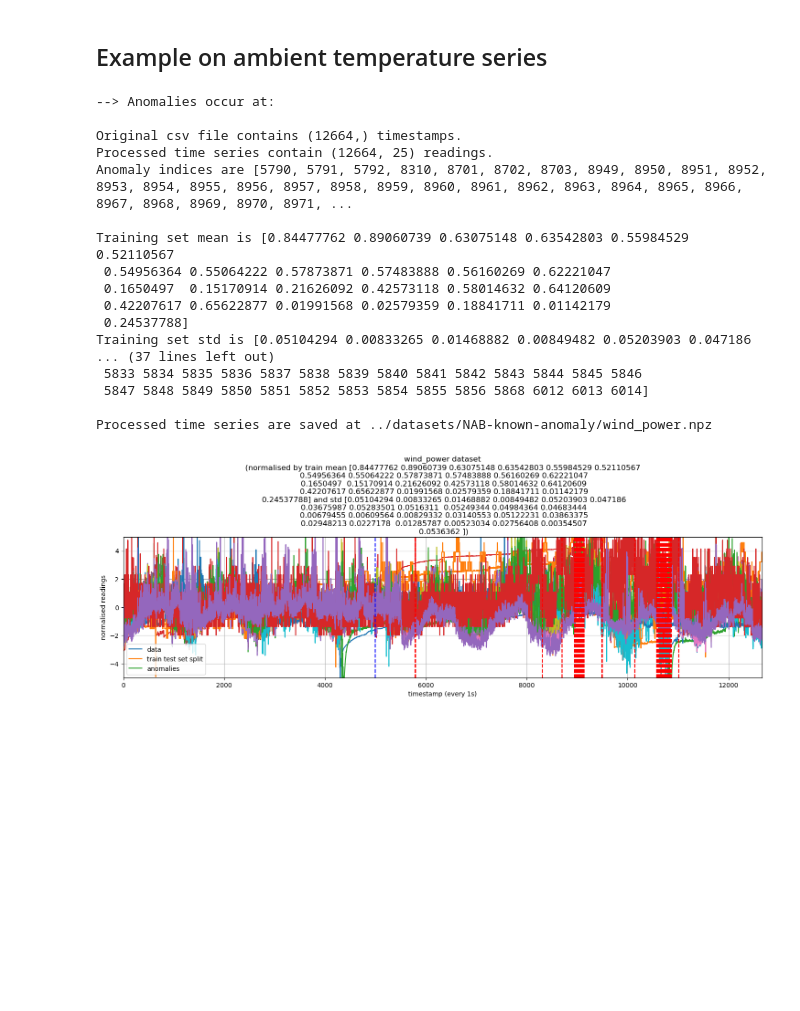
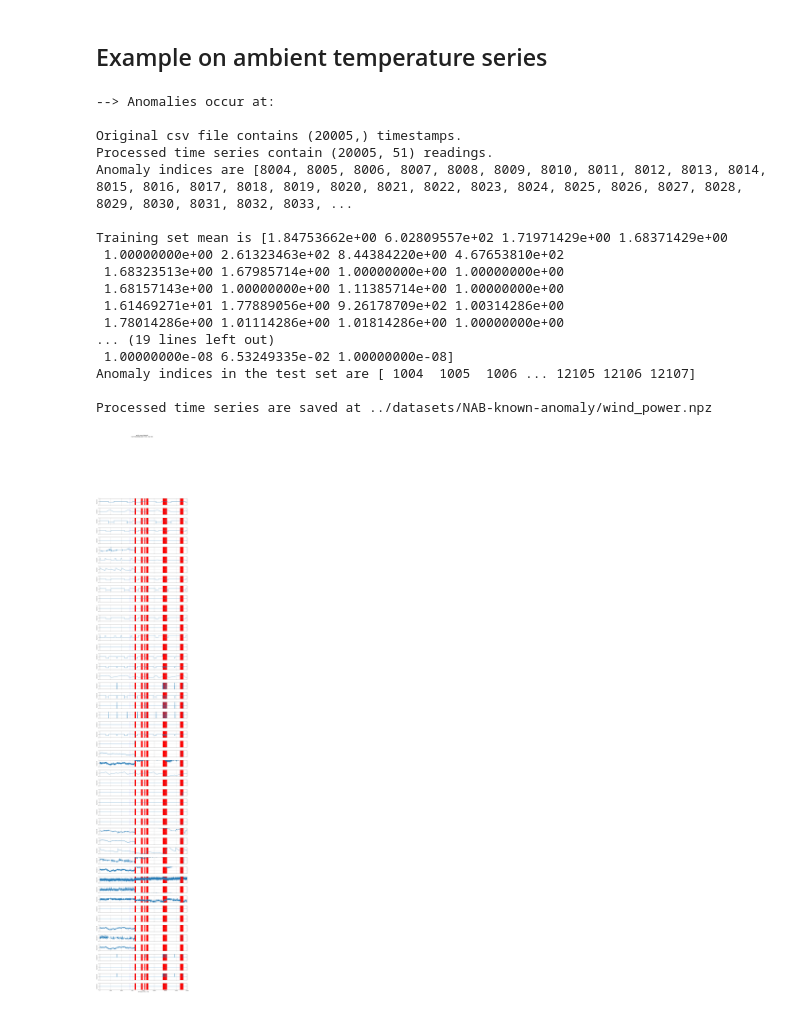
Before and after one commit to miemie030205/VAE-LSTM-for-anomaly-detection, a Jupyter notebook: datasets/NAB-dataset-preprocessing.ipynb, the cells around one changed output. Cells and saved outputs as stored; diff of their text form; code cells hidden in the pictures; blank space fills up the shorter version.

```diff
--- a/datasets/NAB-dataset-preprocessing.ipynb
+++ b/datasets/NAB-dataset-preprocessing.ipynb
@@ -12,7 +12,7 @@ def load_data(dataset, csv_folder='./NAB-known-anomaly/csv-files/'):
 	if dataset == 'wind_power':
 		data_file = os.path.join(csv_folder, 'wind_power_mini.csv')
 		anomalies = ['2013-12-22 20:00:00', '2014-04-13 09:00:00']
-		t_unit = '1s'
+		t_unit = '5 min'
 
 	t = []
 	readings = []
@@ -25,8 +25,8 @@ def load_data(dataset, csv_folder='./NAB-known-anomaly/csv-files/'):
 			if i > 0:
 				t.append(i)
 				#print(row[1:10])
-				readings.append([float(x) if x!="" else 0 for x in row[1:26]])
-				if int(row[26]) == 1:
+				readings.append([float(x) if x!="" else 0 for x in row[1:52]])
+				if int(row[52]) == 0:
 					idx_anomaly.append(i)
 					#print("  timestamp #{}: {}".format(j, row[0]))
 			i = i + 1
@@ -105,25 +115,25 @@ def process_and_save_specified_dataset(dataset, idx_split, y_scale=5, save_file=
 ## Example on ambient temperature series
 # %%
 dataset = 'wind_power'
-idx_split = [0,5000]
+idx_split = [0,7000]
 
 t, readings_normalised = process_and_save_specified_dataset(dataset, idx_split,save_file=True)
 # %% [output]
 --> Anomalies occur at:
 
-Original csv file contains (12664,) timestamps.
-Processed time series contain (12664, 25) readings.
-Anomaly indices are [5790, 5791, 5792, 8310, 8701, 8702, 8703, 8949, 8950, 8951, 8952, 8953, 8954, 8955, 8956, 8957, 8958, 8959, 8960, 8961, 8962, 8963, 8964, 8965, 8966, 8967, 8968, 8969, 8970, 8971, ...
+Original csv file contains (20005,) timestamps.
+Processed time series contain (20005, 51) readings.
+Anomaly indices are [8004, 8005, 8006, 8007, 8008, 8009, 8010, 8011, 8012, 8013, 8014, 8015, 8016, 8017, 8018, 8019, 8020, 8021, 8022, 8023, 8024, 8025, 8026, 8027, 8028, 8029, 8030, 8031, 8032, 8033, ...
 
-Training set mean is [0.84477762 0.89060739 0.63075148 0.63542803 0.55984529 0.52110567
- 0.54956364 0.55064222 0.57873871 0.57483888 0.56160269 0.62221047
- 0.1650497  0.15170914 0.21626092 0.42573118 0.58014632 0.64120609
- 0.42207617 0.65622877 0.01991568 0.02579359 0.18841711 0.01142179
- 0.24537788]
-Training set std is [0.05104294 0.00833265 0.01468882 0.00849482 0.05203903 0.047186
-... (37 lines left out)
- 5833 5834 5835 5836 5837 5838 5839 5840 5841 5842 5843 5844 5845 5846
- 5847 5848 5849 5850 5851 5852 5853 5854 5855 5856 5868 6012 6013 6014]
+Training set mean is [1.84753662e+00 6.02809557e+02 1.71971429e+00 1.68371429e+00
+ 1.00000000e+00 2.61323463e+02 8.44384220e+00 4.67653810e+02
+ 1.68323513e+00 1.67985714e+00 1.00000000e+00 1.00000000e+00
+ 1.68157143e+00 1.00000000e+00 1.11385714e+00 1.00000000e+00
+ 1.61469271e+01 1.77889056e+00 9.26178709e+02 1.00314286e+00
+ 1.78014286e+00 1.01114286e+00 1.01814286e+00 1.00000000e+00
+... (19 lines left out)
+ 1.00000000e-08 6.53249335e-02 1.00000000e-08]
+Anomaly indices in the test set are [ 1004  1005  1006 ... 12105 12106 12107]
 
 Processed time series are saved at ../datasets/NAB-known-anomaly/wind_power.npz
-[figure, old version]
+[figure, new version]
```
Also changed, not shown: parts of 1 cell of this notebook, 14 other files.
